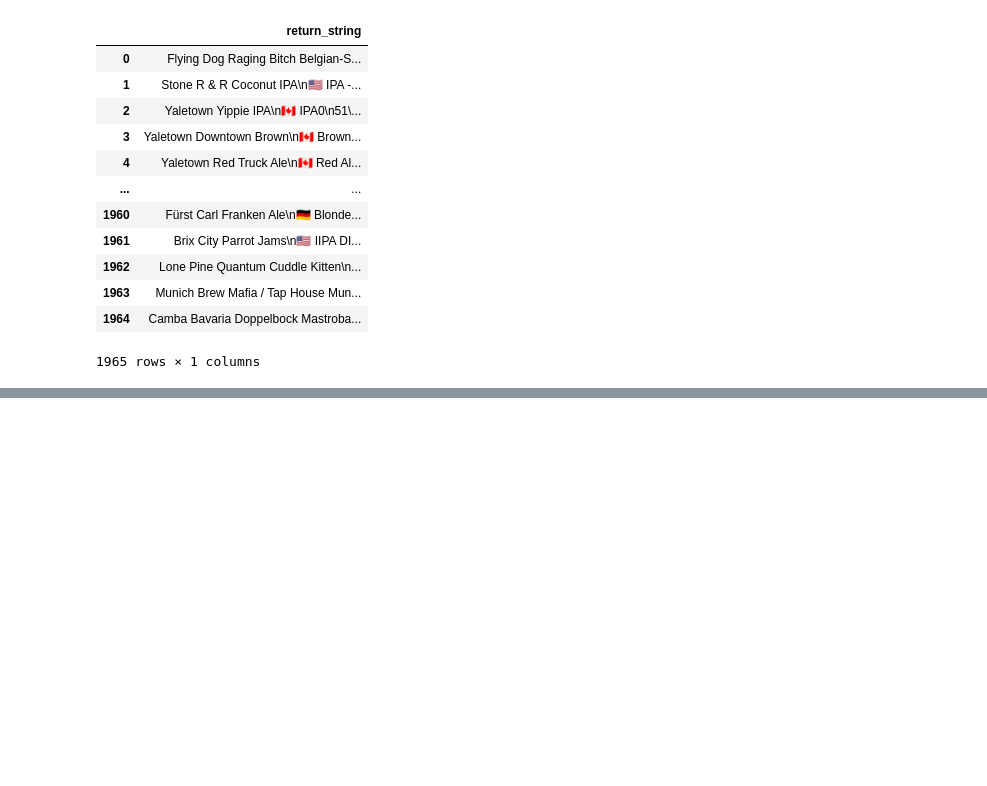
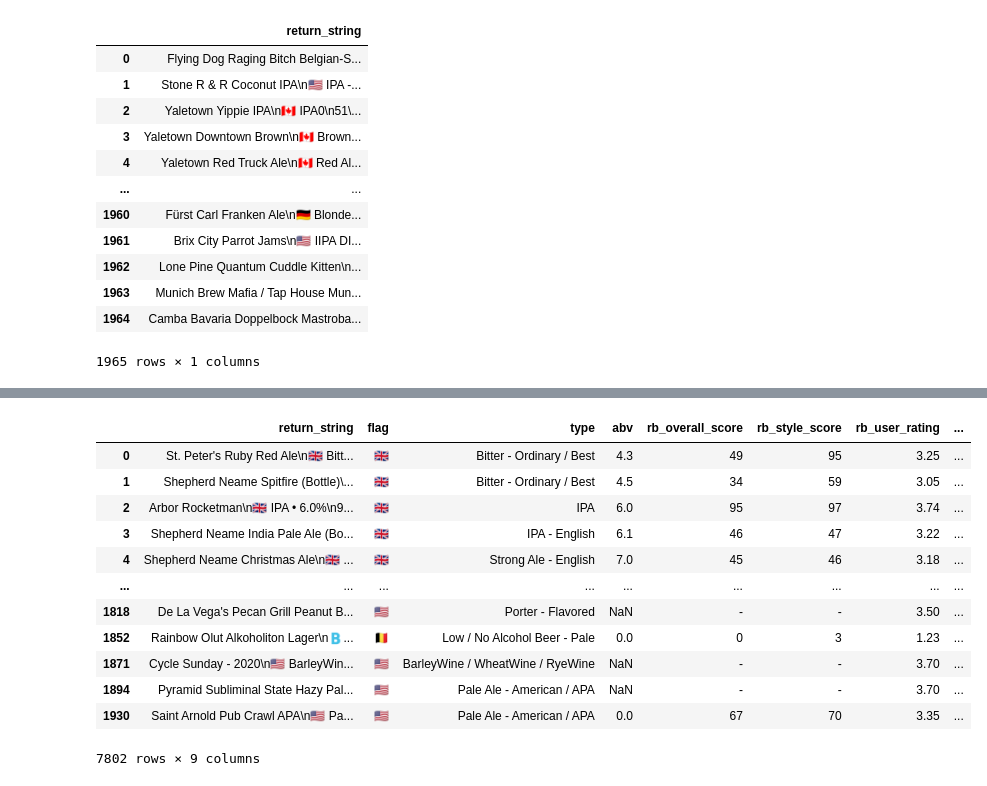
Before and after one commit to LukeBetham/beer_recommender, a Jupyter notebook: Scraping_RateBeer.ipynb, the cells around one changed output, grey strips where cells are left out. Saved outputs shown, nothing was run; the diff lists cells and outputs as text; code cells hidden in the pictures; blank space fills up the shorter version.

```diff
--- a/Scraping_RateBeer.ipynb
+++ b/Scraping_RateBeer.ipynb
@@ -245,0 +243,18 @@ beer_deets
+# %%
+beer_df = pd.concat([beer_df,beer_deets,no_alcohol])
+# %%
+beer_df
+# %% [output]
+|  | return_string | flag | type | abv | rb_overall_score | rb_style_score | rb_user_rating | ... |
+| 0 | St. Peter's Ruby Red Ale\n🇬🇧 Bitt... | 🇬🇧 | Bitter - Ordinary / Best | 4.3 | 49 | 95 | 3.25 | ... |
+| 1 | Shepherd Neame Spitfire (Bottle)\... | 🇬🇧 | Bitter - Ordinary / Best | 4.5 | 34 | 59 | 3.05 | ... |
+| 2 | Arbor Rocketman\n🇬🇧 IPA • 6.0%\n9... | 🇬🇧 | IPA | 6.0 | 95 | 97 | 3.74 | ... |
+| 3 | Shepherd Neame India Pale Ale (Bo... | 🇬🇧 | IPA - English | 6.1 | 46 | 47 | 3.22 | ... |
+| 4 | Shepherd Neame Christmas Ale\n🇬🇧 ... | 🇬🇧 | Strong Ale - English | 7.0 | 45 | 46 | 3.18 | ... |
+| ... | ... | ... | ... | ... | ... | ... | ... | ... |
+| 1818 | De La Vega's Pecan Grill Peanut B... | 🇺🇸 | Porter - Flavored | NaN | - | - | 3.50 | ... |
+| 1852 | Rainbow Olut Alkoholiton Lager\n🇧... | 🇧🇪 | Low / No Alcohol Beer - Pale | 0.0 | 0 | 3 | 1.23 | ... |
+| 1871 | Cycle Sunday - 2020\n🇺🇸 BarleyWin... | 🇺🇸 | BarleyWine / WheatWine / RyeWine | NaN | - | - | 3.70 | ... |
+| 1894 | Pyramid Subliminal State Hazy Pal... | 🇺🇸 | Pale Ale - American / APA | NaN | - | - | 3.70 | ... |
+| 1930 | Saint Arnold Pub Crawl APA\n🇺🇸 Pa... | 🇺🇸 | Pale Ale - American / APA | 0.0 | 67 | 70 | 3.35 | ... |
+7802 rows × 9 columns
```
Also changed, not shown: parts of 5 cells of this notebook.
